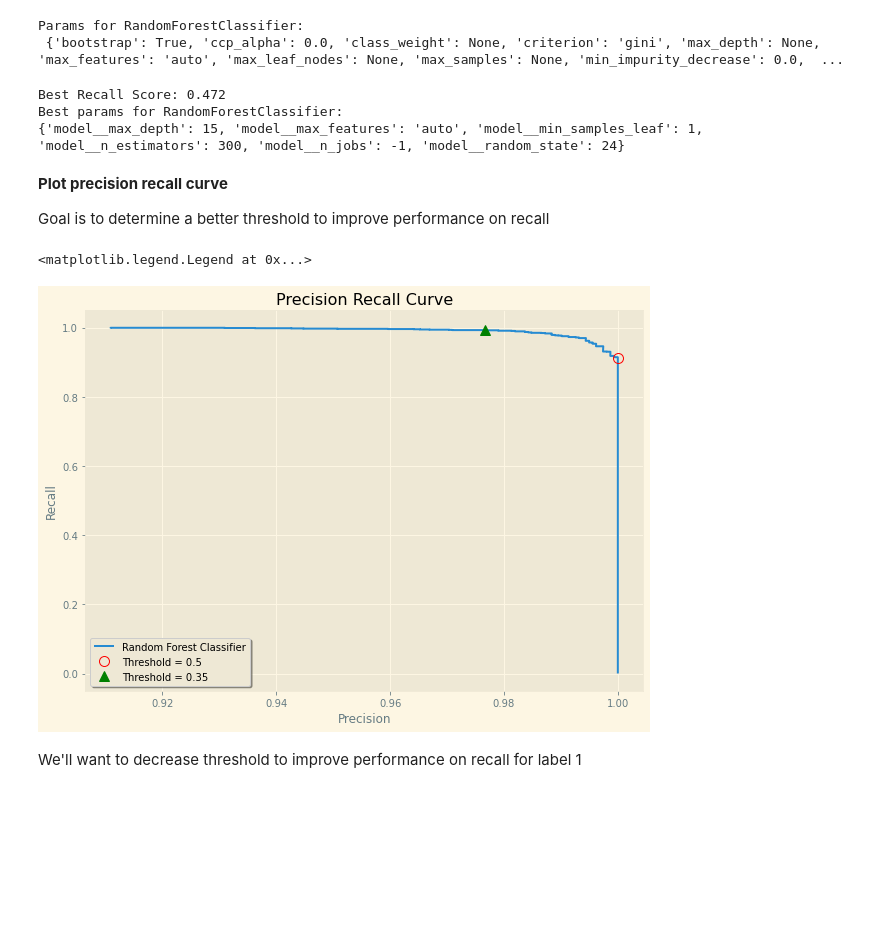
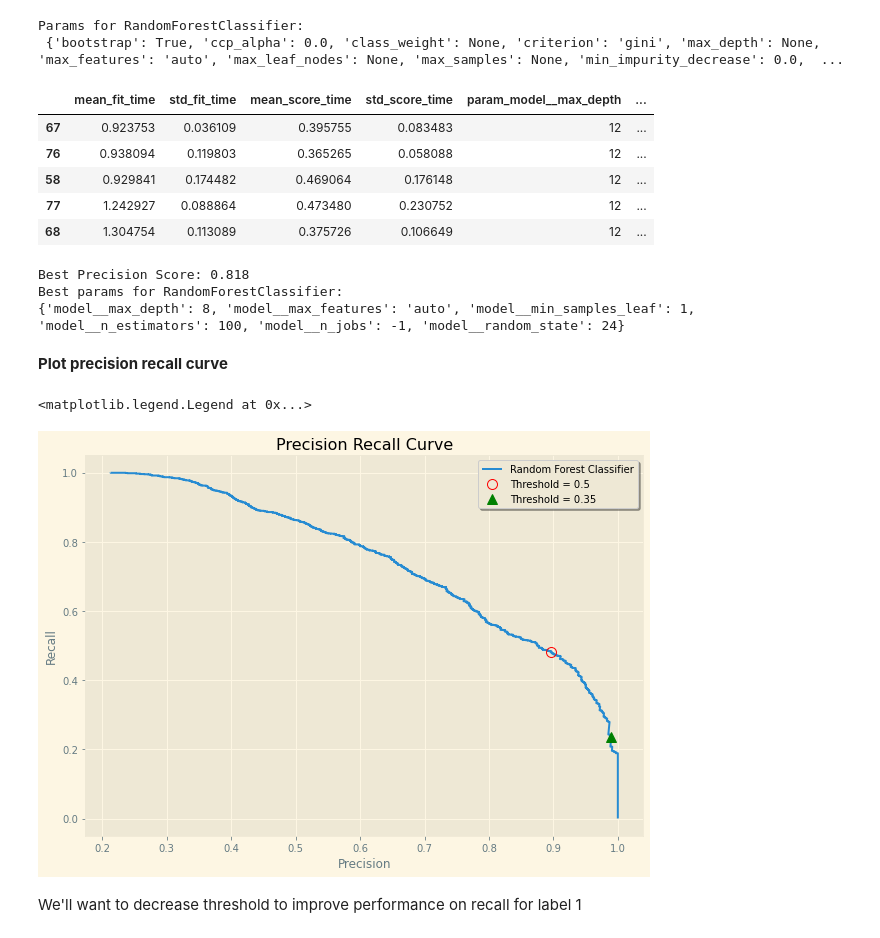
Before and after one commit to KishenSharma6/Bank_Customer_Churn_Analysis, a Jupyter notebook: Project_Codes/03_Machine_Learning/2020_0721_Modeling.ipynb, the cells around one changed output. Drawn from its saved outputs; the diff is of its cells as text; code cells hidden in the pictures; blank space fills up the shorter version.

```diff
--- a/Project_Codes/03_Machine_Learning/2020_0721_Modeling.ipynb
+++ b/Project_Codes/03_Machine_Learning/2020_0721_Modeling.ipynb
@@ -209,7 +209,7 @@ weighted avg       0.86      0.87      0.85      8000
 # %%
 #Import libraries
 from sklearn.model_selection import GridSearchCV
-from sklearn.metrics import recall_score, make_scorer
+from sklearn.metrics import precision_score, make_scorer
 
 #Get params from random forest
 print('Params for RandomForestClassifier:\n',RandomForestClassifier().get_params())
@@ -217,14 +217,14 @@ print('Params for RandomForestClassifier:\n',RandomForestClassifier().get_params
 #Set params to test over for gridsearchCV
 params = {'model__random_state': [24],
           'model__n_jobs': [-1],
-            'model__n_estimators': [250,300, 350],
-          'model__max_depth': [12,15,18],
-           'model__min_samples_leaf': [1,3,5],
+            'model__n_estimators': [100, 125, 150],
+          'model__max_depth': [8,10,12],
+           'model__min_samples_leaf': [1,2,3],
            'model__max_features':['auto', 'sqrt', 'log2']
           }
 
 #Create scorer to optimize recall
-scorer = {'recall_score': make_scorer(recall_score)}
+scorer = {'precision_score': make_scorer(precision_score)}
 
 #Update classifier
 classifier.steps.pop(1) #Delete last step of pipe
@@ -234,56 +234,59 @@ Params for RandomForestClassifier:
  {'bootstrap': True, 'ccp_alpha': 0.0, 'class_weight': None, 'criterion': 'gini', 'max_depth': None, 'max_features': 'auto', 'max_leaf_nodes': None, 'max_samples': None, 'min_impurity_decrease': 0.0,  ...
 # %%
 #Init GridSearchCV to test params on training data
-clf = GridSearchCV(classifier, param_grid=params, n_jobs=-1, cv=5, scoring=scorer, refit='recall_score')
+clf = GridSearchCV(classifier, param_grid=params, n_jobs=-1, cv=5, scoring=scorer, refit='precision_score')
 clf.fit(X_train, y_train)
 
 #Store cv_results_ and sort by mean_test_recall_score
 grid_results = pd.DataFrame(clf.cv_results_)
-grid_results.sort_values(by = 'mean_test_recall_score', inplace=True)
+grid_results.sort_values(by = 'mean_test_precision_score', inplace=True)
 display(grid_results.head())
+# %% [output]
+|  | mean_fit_time | std_fit_time | mean_score_time | std_score_time | param_model__max_depth | ... |
+| 67 | 0.923753 | 0.036109 | 0.395755 | 0.083483 | 12 | ... |
+| 76 | 0.938094 | 0.119803 | 0.365265 | 0.058088 | 12 | ... |
+| 58 | 0.929841 | 0.174482 | 0.469064 | 0.176148 | 12 | ... |
+| 77 | 1.242927 | 0.088864 | 0.473480 | 0.230752 | 12 | ... |
+| 68 | 1.304754 | 0.113089 | 0.375726 | 0.106649 | 12 | ... |
 # %%
 #Store best estimator
 tuned_forest = clf.best_estimator_
 
 #View score and params of best estimator
-print('Best Recall Score: {}\nBest params for RandomForestClassifier:\n{}'.format(round(clf.best_score_,3), clf.best_params_))
+print('Best Precision Score: {}\nBest params for RandomForestClassifier:\n{}'.format(round(clf.best_score_,3), clf.best_params_))
 # %% [output]
-Best Recall Score: 0.472
+Best Precision Score: 0.818
 Best params for RandomForestClassifier:
-{'model__max_depth': 15, 'model__max_features': 'auto', 'model__min_samples_leaf': 1, 'model__n_estimators': 300, 'model__n_jobs': -1, 'model__random_state': 24}
+{'model__max_depth': 8, 'model__max_features': 'auto', 'model__min_samples_leaf': 1, 'model__n_estimators': 100, 'model__n_jobs': -1, 'model__random_state': 24}
 # %% [markdown]
 **Plot precision recall curve**
-
-Goal is to determine a better threshold to improve performance on recall
 # %%
 #Read in libraries
 from sklearn.metrics import precision_recall_curve, plot_precision_recall_curve, roc_auc_score, plot_roc_curve
 
 #Create figure
 f, ax = plt.subplots(figsize = (10,7))
 
 
 #Get precision,recall, and threshold
 precision, recall, thresholds = precision_recall_curve(y_train, tuned_forest.predict_proba(X_train)[:,1])
 
-
 #Plot precision recall curve of tuned_forest
 ax.plot(precision, recall, label = 'Tuned Random Forest', linewidth = 2)
 
 #Plot threshold = .5
 thresh_default = np.argmin(np.abs(thresholds - .5))
-thresh_decreased = np.argmin(np.abs(thresholds - .35))
+thresh_decreased = np.argmin(np.abs(thresholds - .75))
 ax.plot(precision[thresh_default], recall[thresh_default], 'o', markersize = 10, markeredgecolor = 'red', color = 'none')
 ax.plot(precision[thresh_decreased], recall[thresh_decreased], '^', markersize = 10,  color = 'green')
-
 
 #Set plot aesthetics
 ax.set_title('Precision Recall Curve')
 ax.set_xlabel('Precision')
 ax.set_ylabel('Recall')
 ax.legend(['Random Forest Classifier', 'Threshold = 0.5', 'Threshold = 0.35'], frameon = True, shadow = True)
 # %% [output]
 <matplotlib.legend.Legend at 0x...>
-[figure, old version]
+[figure, new version]
 # %% [markdown]
 We'll want to decrease threshold to improve performance on recall for label 1
```
Also changed, not shown: parts of 4 cells of this notebook.
